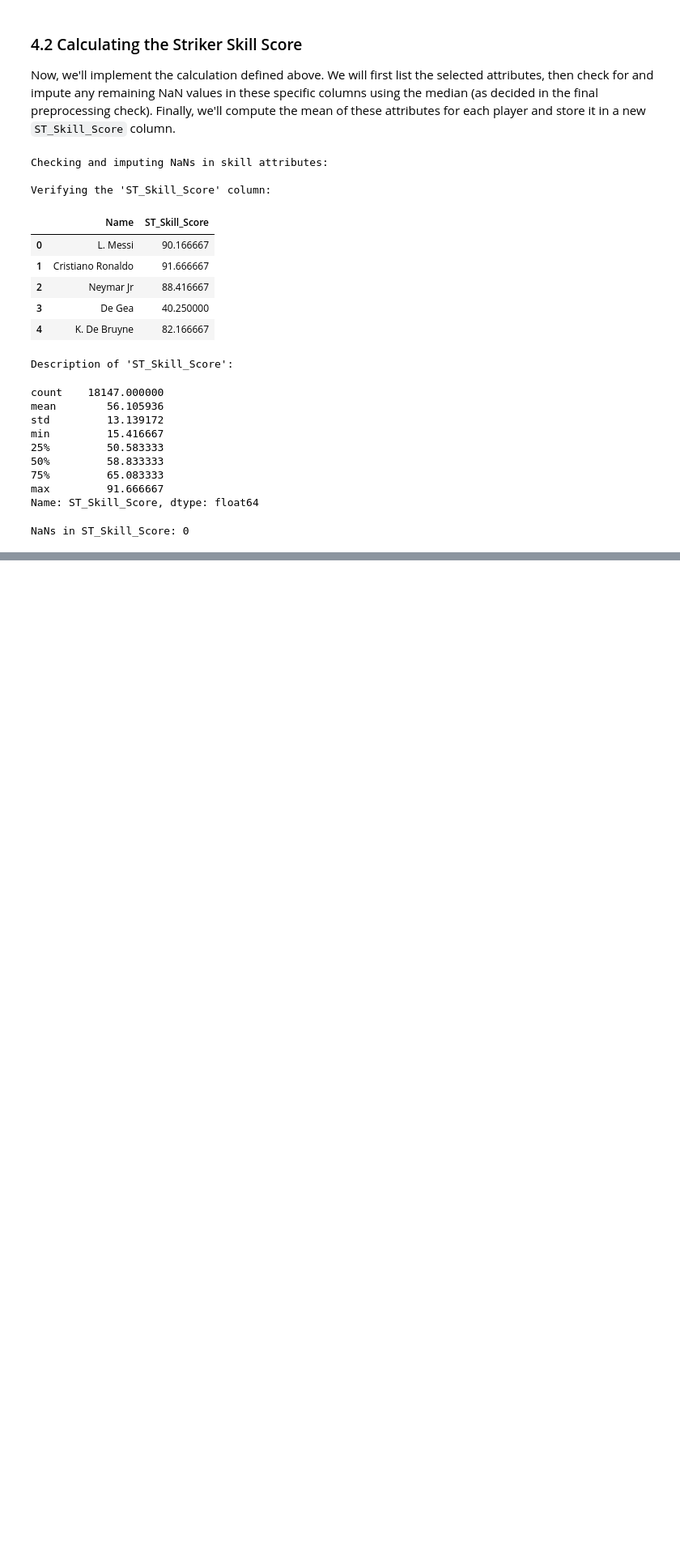
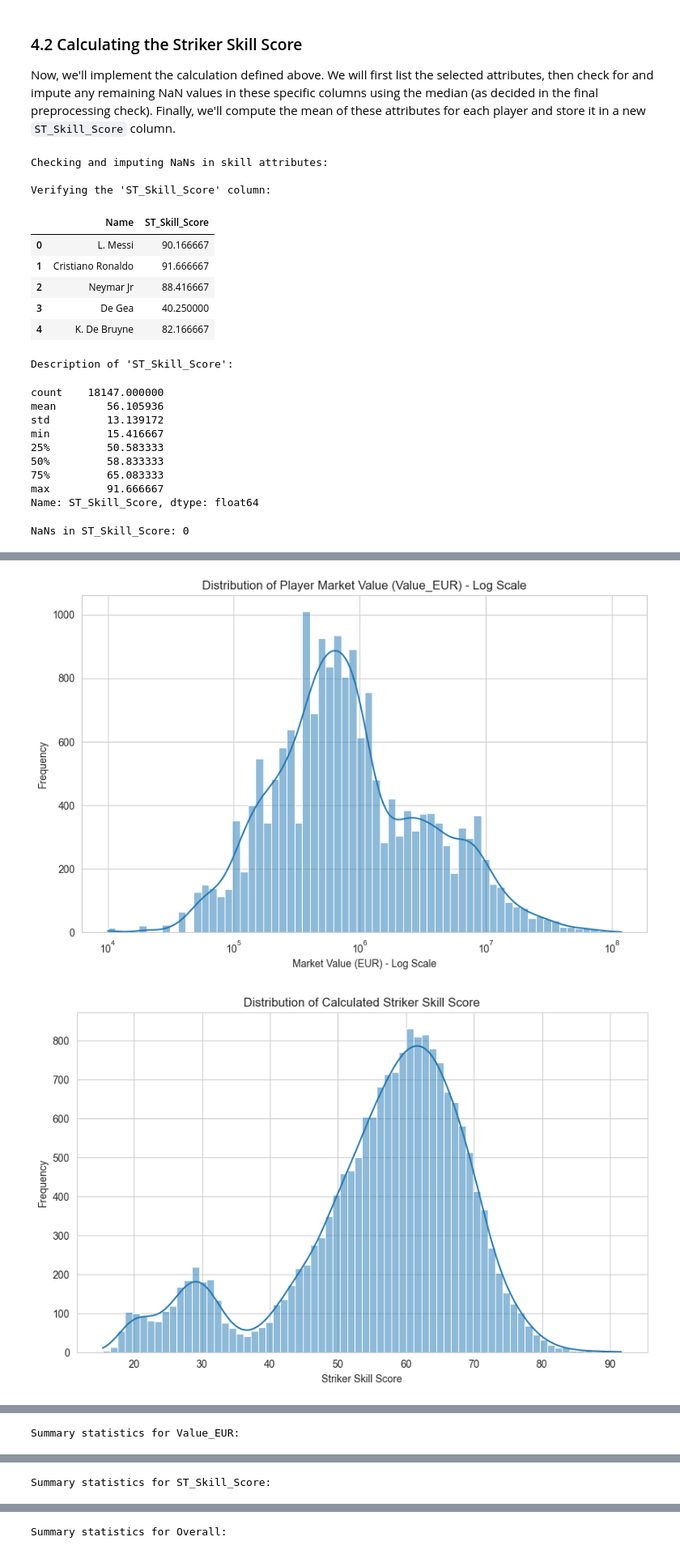
Before and after one commit to SLajuwomi/FIFA, a Jupyter notebook: fifa19_undervaluation_analysis.ipynb, the cells around one changed output, grey strips where cells are left out. Shown at 81% size. Drawn from its saved outputs; the diff is of its cells as text; code cells hidden in the pictures; blank space fills up the shorter version.

```diff
--- a/fifa19_undervaluation_analysis.ipynb
+++ b/fifa19_undervaluation_analysis.ipynb
@@ -967,0 +976,50 @@ NaNs in ST_Skill_Score: 0
+# %%
+# Set plot style
+sns.set_style('whitegrid')
+
+# Plot distribution of Value_EUR (using log scale)
+plt.figure(figsize=(10, 6))
+# Filter out zero or negative values before log transformation if necessary
+value_data = fifa_df['Value_EUR'][fifa_df['Value_EUR'] > 0]
+sns.histplot(value_data, kde=True, log_scale=True)
+plt.title('Distribution of Player Market Value (Value_EUR) - Log Scale')
+plt.xlabel('Market Value (EUR) - Log Scale')
+plt.ylabel('Frequency')
+plt.show()
+
+# Plot distribution of ST_Skill_Score
+plt.figure(figsize=(10, 6))
+sns.histplot(fifa_df['ST_Skill_Score'], kde=True)
+plt.title('Distribution of Calculated Striker Skill Score')
+plt.xlabel('Striker Skill Score')
+plt.ylabel('Frequency')
+plt.show()
+
+# Plot distribution of Overall rating
+plt.figure(figsize=(10, 6))
+sns.histplot(fifa_df['Overall'], kde=True, bins=30) # Adjust bins as needed
+plt.title('Distribution of Overall Player Rating')
+plt.xlabel('Overall Rating')
+plt.ylabel('Frequency')
+plt.show()
+
+# Plot distribution of Potential rating
+plt.figure(figsize=(10, 6))
+sns.histplot(fifa_df['Potential'], kde=True, bins=30) # Adjust bins as needed
+plt.title('Distribution of Potential Player Rating')
+plt.xlabel('Potential Rating')
+plt.ylabel('Frequency')
+plt.show()
+
+# Display summary statistics for context
+print("\nSummary statistics for Value_EUR:")
+display(fifa_df['Value_EUR'].describe())
+print("\nSummary statistics for ST_Skill_Score:")
+display(fifa_df['ST_Skill_Score'].describe())
+print("\nSummary statistics for Overall:")
+display(fifa_df['Overall'].describe())
+print("\nSummary statistics for Potential:")
+display(fifa_df['Potential'].describe())
+# %% [output]
+[figure, added]
+[figure, added]
@@ -967,0 +1028 @@ NaNs in ST_Skill_Score: 0
+Summary statistics for Value_EUR:
@@ -967,0 +1038 @@ NaNs in ST_Skill_Score: 0
+Summary statistics for ST_Skill_Score:
@@ -967,0 +1048 @@ NaNs in ST_Skill_Score: 0
+Summary statistics for Overall:
```
Also changed, not shown: parts of 3 cells of this notebook.
